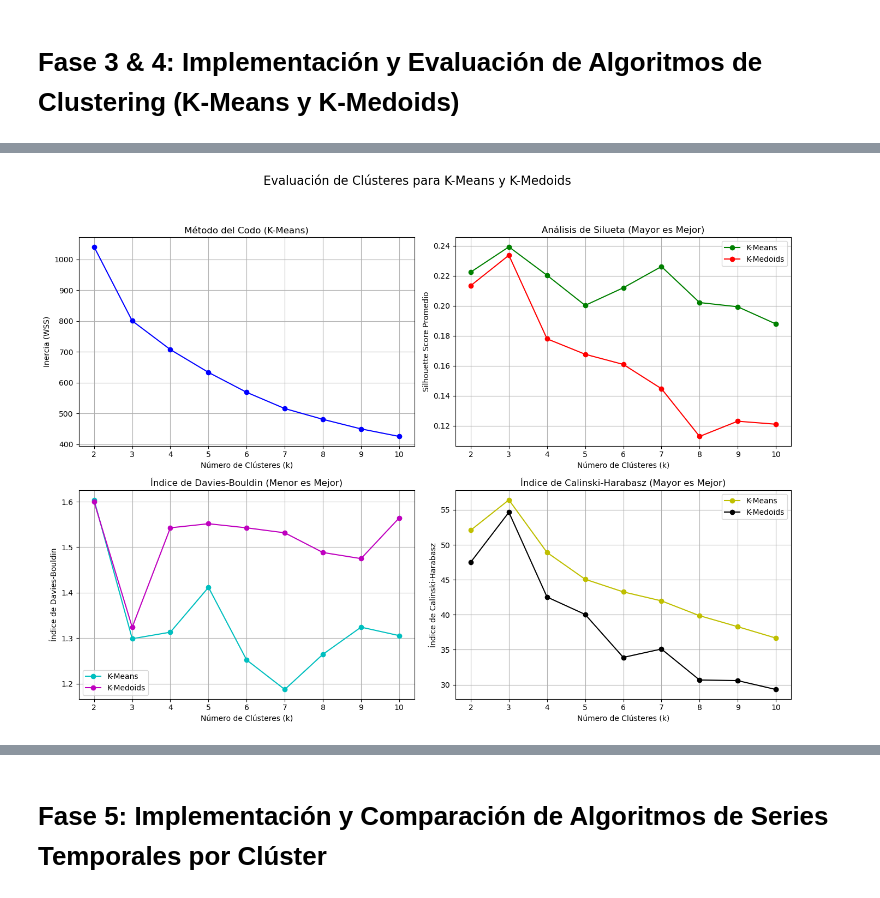
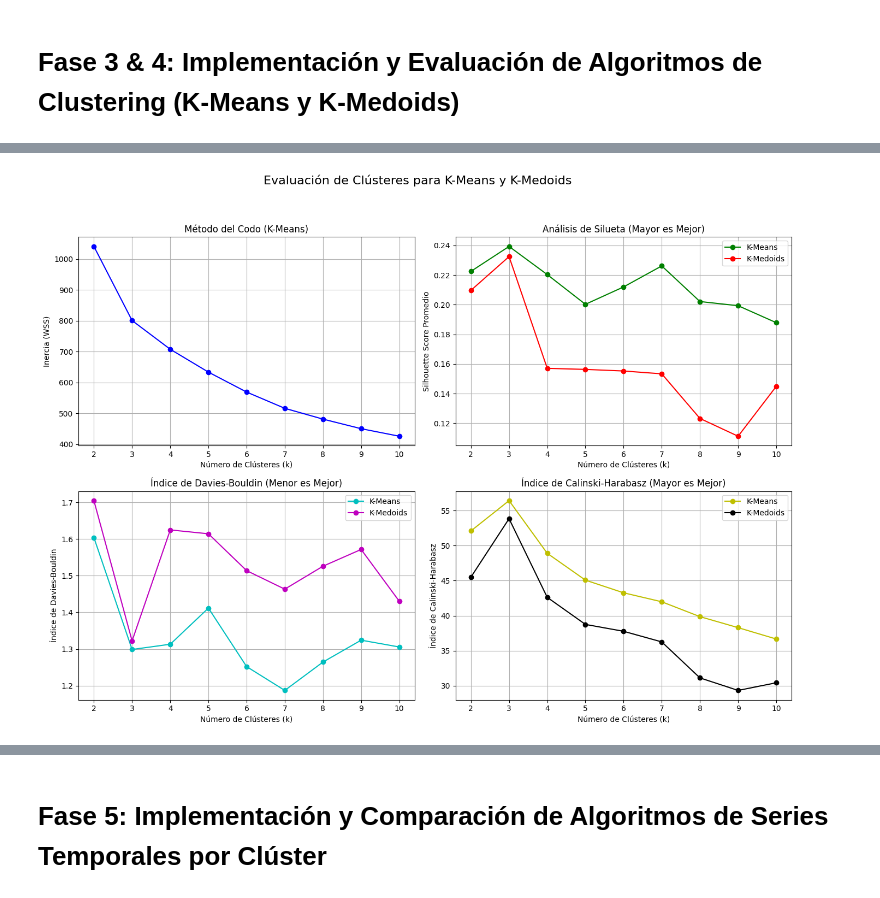
Before and after one commit to alessok/Seminario-II, a Jupyter notebook: SemiCode.ipynb, the cells around one changed output, grey strips where cells are left out. Drawn from its saved outputs; the diff is of its cells as text; code cells hidden in the pictures.

```diff
--- a/SemiCode.ipynb
+++ b/SemiCode.ipynb
@@ -254,15 +254,62 @@ Ejemplo de los datos procesados (primeras 5 filas, primeras 10 columnas):
 import pandas as pd
 import numpy as np
 from sklearn.cluster import KMeans
-from sklearn_extra.cluster import KMedoids
-from sklearn.metrics import silhouette_score, davies_bouldin_score, calinski_harabasz_score # <--- AÑADIDO
+from pyclustering.cluster.kmedoids import kmedoids
+from pyclustering.utils import read_sample
+from sklearn.metrics import silhouette_score, davies_bouldin_score, calinski_harabasz_score
 import matplotlib.pyplot as plt
 import warnings
+from sklearn.metrics.pairwise import pairwise_distances
 
 # --- Asumiendo que 'X_procesado' es tu array de NumPy preprocesado ---
 
 warnings.filterwarnings('ignore', category=FutureWarning)
 warnings.filterwarnings('ignore', category=UserWarning)
+
+# Implementación simple de K-Medoids usando sklearn
+class SimpleKMedoids:
+    def __init__(self, n_clusters, random_state=42):
+        self.n_clusters = n_clusters
+        self.random_state = random_state
+        self.medoid_indices_ = None
+        self.labels_ = None
+
+    def fit_predict(self, X):
+        np.random.seed(self.random_state)
+        n_samples = X.shape[0]
+
+        # Inicializar medoides aleatoriamente
+        self.medoid_indices_ = np.random.choice(n_samples, self.n_clusters, replace=False)
+
+        # Calcular matriz de distancias
+        distances = pairwise_distances(X)
+
+        for _ in range(100):  # máximo 100 iteraciones
+            # Asignar puntos al medoide más cercano
+            labels = np.argmin(distances[self.medoid_indices_], axis=0)
+
+            # Actualizar medoides
+            new_medoid_indices = []
+            for i in range(self.n_clusters):
+                cluster_points = np.where(labels == i)[0]
+                if len(cluster_points) > 0:
+                    # Encontrar el punto que minimiza la suma de distancias dentro del cluster
+                    cluster_distances = distances[np.ix_(cluster_points, cluster_points)]
+                    medoid_idx = cluster_points[np.argmin(cluster_distances.sum(axis=1))]
+                    new_medoid_indices.append(medoid_idx)
+                else:
+                    new_medoid_indices.append(self.medoid_indices_[i])
+
+            new_medoid_indices = np.array(new_medoid_indices)
+
+            # Comprobar convergencia
+            if np.array_equal(self.medoid_indices_, new_medoid_indices):
+                break
+
+            self.medoid_indices_ = new_medoid_indices
+
+        self.labels_ = labels
+        return labels
 
 # Rango de k a probar
 k_range = range(2, 11)
@@ -273,28 +320,29 @@ silhouette_scores_kmeans = []
 silhouette_scores_kmedoids = []
 db_scores_kmeans = []
 db_scores_kmedoids = []
-ch_scores_kmeans = [] # <--- NUEVA LISTA
-ch_scores_kmedoids = [] # <--- NUEVA LISTA
+ch_scores_kmeans = []
+ch_scores_kmedoids = []
 
 print("Calculando Métricas para K-Means y K-Medoids (Inercia, Silueta, Davies-Bouldin, Calinski-Harabasz)...")
 for k in k_range:
+    print(f"Procesando k={k}...")
     # K-Means
     kmeans = KMeans(n_clusters=k, random_state=42, n_init=10)
     labels_kmeans = kmeans.fit_predict(X_procesado)
     inertia.append(kmeans.inertia_)
     silhouette_scores_kmeans.append(silhouette_score(X_procesado, labels_kmeans))
     db_scores_kmeans.append(davies_bouldin_score(X_procesado, labels_kmeans))
-    ch_scores_kmeans.append(calinski_harabasz_score(X_procesado, labels_kmeans)) # <--- CALCULAR CH
+    ch_scores_kmeans.append(calinski_harabasz_score(X_procesado, labels_kmeans))
 
     # K-Medoids
-    kmedoids = KMedoids(n_clusters=k, random_state=42)
-    labels_kmedoids = kmedoids.fit_predict(X_procesado)
+    kmedoids_model = SimpleKMedoids(n_clusters=k, random_state=42)
+    labels_kmedoids = kmedoids_model.fit_predict(X_procesado)
     silhouette_scores_kmedoids.append(silhouette_score(X_procesado, labels_kmedoids))
     db_scores_kmedoids.append(davies_bouldin_score(X_procesado, labels_kmedoids))
-    ch_scores_kmedoids.append(calinski_harabasz_score(X_procesado, labels_kmedoids)) # <--- CALCULAR CH
+    ch_scores_kmedoids.append(calinski_harabasz_score(X_procesado, labels_kmedoids))
 
 # --- Graficar los Resultados ---
-plt.figure(figsize=(14, 10)) # Ajustamos tamaño para 2x2
+plt.figure(figsize=(14, 10))
 
 # Gráfico 1: Método del Codo
 plt.subplot(2, 2, 1)
@@ -327,10 +375,10 @@ plt.xticks(k_range)
 plt.legend()
 plt.grid(True)
 
-# Gráfico 4: Índice de Calinski-Harabasz  <--- NUEVO GRÁFICO
+# Gráfico 4: Índice de Calinski-Harabasz
 plt.subplot(2, 2, 4)
-plt.plot(k_range, ch_scores_kmeans, 'yo-', label='K-Means') # 'y' for yellow
-plt.plot(k_range, ch_scores_kmedoids, 'ko-', label='K-Medoids') # 'k' for black
+plt.plot(k_range, ch_scores_kmeans, 'yo-', label='K-Means')
+plt.plot(k_range, ch_scores_kmedoids, 'ko-', label='K-Medoids')
 plt.xlabel('Número de Clústeres (k)')
 plt.ylabel('Índice de Calinski-Harabasz')
 plt.title('Índice de Calinski-Harabasz (Mayor es Mejor)')
@@ -339,7 +387,7 @@ plt.legend()
 plt.grid(True)
 
 plt.suptitle("Evaluación de Clústeres para K-Means y K-Medoids", fontsize=16, y=1.02)
-plt.tight_layout(rect=[0, 0, 1, 0.98]) # Ajusta el espaciado y deja sitio para el supertítulo
+plt.tight_layout(rect=[0, 0, 1, 0.98])
 plt.show()
 
 # Encontrar el k óptimo sugerido por cada métrica
@@ -347,8 +395,8 @@ k_optimo_sil_kmeans = k_range[np.argmax(silhouette_scores_kmeans)]
 k_optimo_sil_kmedoids = k_range[np.argmax(silhouette_scores_kmedoids)]
 k_optimo_db_kmeans = k_range[np.argmin(db_scores_kmeans)]
 k_optimo_db_kmedoids = k_range[np.argmin(db_scores_kmedoids)]
-k_optimo_ch_kmeans = k_range[np.argmax(ch_scores_kmeans)] # <--- Usamos argmax porque mayor es mejor
-k_optimo_ch_kmedoids = k_range[np.argmax(ch_scores_kmedoids)] # <--- Usamos argmax
+k_optimo_ch_kmeans = k_range[np.argmax(ch_scores_kmeans)]
+k_optimo_ch_kmedoids = k_range[np.argmax(ch_scores_kmedoids)]
 
 print(f"\n--- K Óptimo Sugerido por Métrica ---")
 print(f"Silueta (K-Means): {k_optimo_sil_kmeans}")
@@ -358,9 +406,8 @@ print(f"Davies-Bouldin (K-Medoids): {k_optimo_db_kmedoids}")
 print(f"Calinski-Harabasz (K-Means): {k_optimo_ch_kmeans}")
 print(f"Calinski-Harabasz (K-Medoids): {k_optimo_ch_kmedoids}")
 
-
 # --- Implementar y Evaluar para el k Elegido (ej. k=3) ---
-k_final_elegido = 3 # <--- ¡RECUERDA USAR EL K QUE DECIDISTE (PROBABLEMENTE 3)!
+k_final_elegido = 3
 print(f"\n--- Implementando y evaluando para k = {k_final_elegido} ---")
 
 # K-Means
@@ -368,23 +415,23 @@ kmeans_final = KMeans(n_clusters=k_final_elegido, random_state=42, n_init=10)
 labels_kmeans_final = kmeans_final.fit_predict(X_procesado)
 silhouette_kmeans = silhouette_score(X_procesado, labels_kmeans_final)
 davies_bouldin_kmeans = davies_bouldin_score(X_procesado, labels_kmeans_final)
-calinski_harabasz_kmeans = calinski_harabasz_score(X_procesado, labels_kmeans_final) # <--- AÑADIDO
+calinski_harabasz_kmeans = calinski_harabasz_score(X_procesado, labels_kmeans_final)
 
 print(f"\n--- Resultados K-Means (k={k_final_elegido}) ---")
 print(f"Silhouette Score: {silhouette_kmeans:.4f}")
 print(f"Índice de Davies-Bouldin: {davies_bouldin_kmeans:.4f}")
-print(f"Índice de Calinski-Harabasz: {calinski_harabasz_kmeans:.4f}") # <--- AÑADIDO
+print(f"Índice de Calinski-Harabasz: {calinski_harabasz_kmeans:.4f}")
 
 # K-Medoids
-kmedoids_final = KMedoids(n_clusters=k_final_elegido, random_state=42)
+kmedoids_final = SimpleKMedoids(n_clusters=k_final_elegido, random_state=42)
 labels_kmedoids_final = kmedoids_final.fit_predict(X_procesado)
 silhouette_kmedoids = silhouette_score(X_procesado, labels_kmedoids_final)
 davies_bouldin_kmedoids = davies_bouldin_score(X_procesado, labels_kmedoids_final)
-calinski_harabasz_kmedoids = calinski_harabasz_score(X_procesado, labels_kmedoids_final) # <--- AÑADIDO
+calinski_harabasz_kmedoids = calinski_harabasz_score(X_procesado, labels_kmedoids_final)
 
 print(f"\n--- Resultados K-Medoids (k={k_final_elegido}) ---")
 print(f"Silhouette Score: {silhouette_kmedoids:.4f}")
 print(f"Índice de Davies-Bouldin: {davies_bouldin_kmedoids:.4f}")
-print(f"Índice de Calinski-Harabasz: {calinski_harabasz_kmedoids:.4f}") # <--- AÑADIDO
+print(f"Índice de Calinski-Harabasz: {calinski_harabasz_kmedoids:.4f}")
 # %% [output]
 Calculando Métricas para K-Means y K-Medoids (Inercia, Silueta, Davies-Bouldin, Calinski-Harabasz)...
@@ -391,4 +447,4 @@ Calculando Métricas para K-Means y K-Medoids (Inercia, Silueta, Davies-Bouldin,
-[figure, old version]
+[figure, new version]
 --- K Óptimo Sugerido por Métrica ---
 Silueta (K-Means): 3
 Silueta (K-Medoids): 3
```
Also changed, not shown: parts of 13 cells of this notebook, 7 other files.
